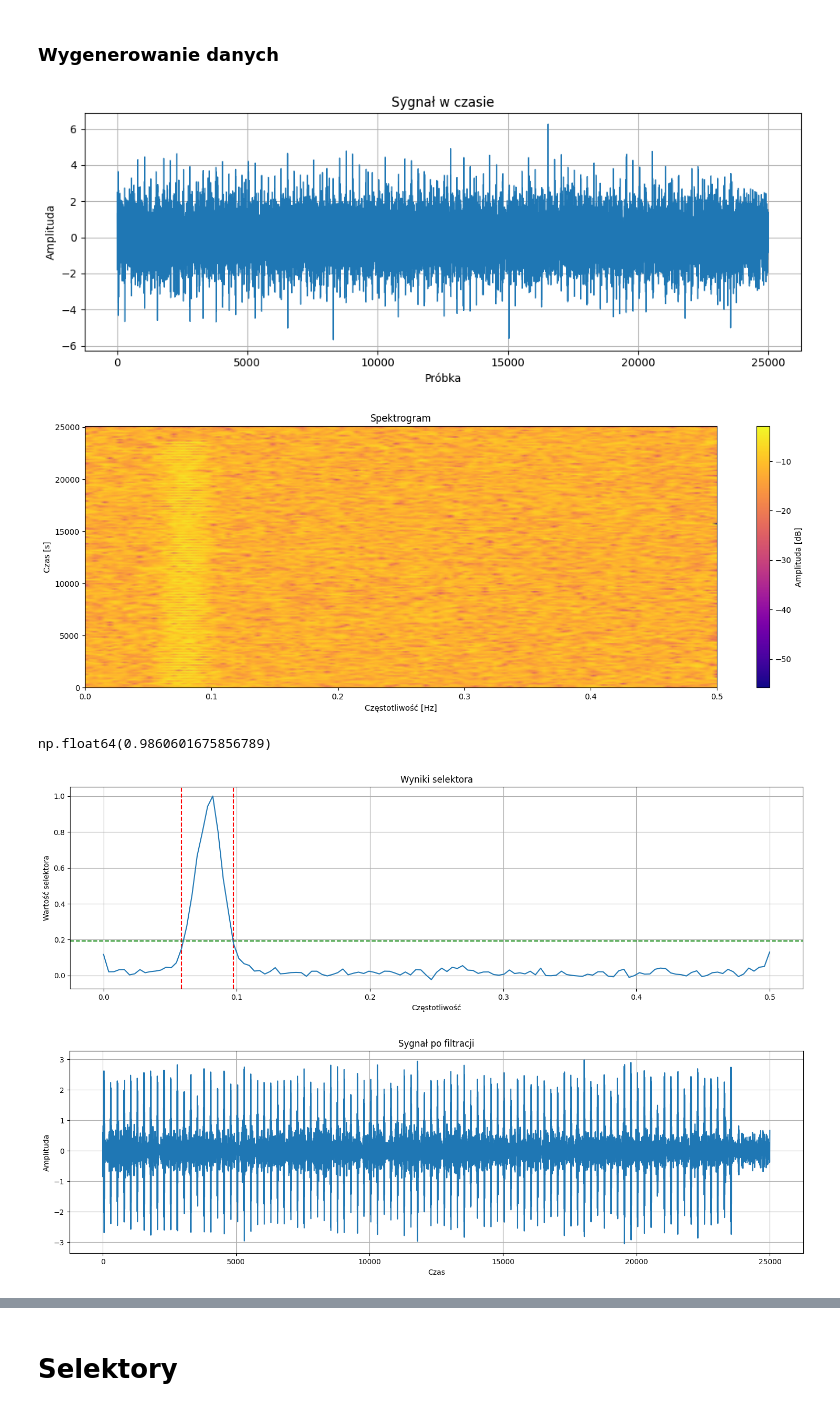
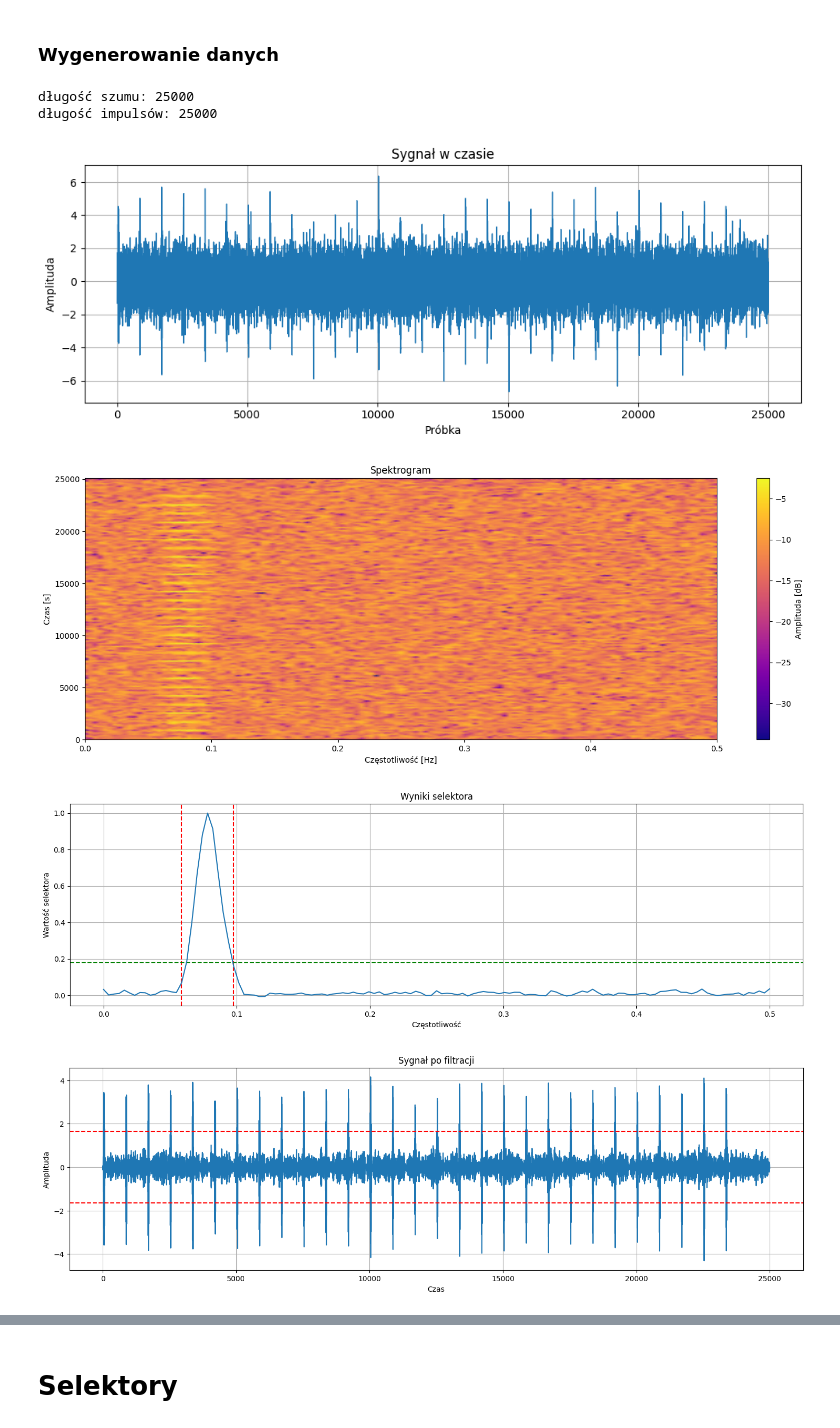
Before and after one commit to MD275996/System-to-identify-anomalies-in-vibration-signals-for-local-damage-detection-in-machines, a Jupyter notebook: main.ipynb, the cells around one changed output, grey strips where cells are left out. Cells and saved outputs as stored; diff of their text form; code cells hidden in the pictures.

```diff
--- a/main.ipynb
+++ b/main.ipynb
@@ -230,23 +257,24 @@ draw_all_selectors(signal)
 # %% [markdown]
 ### Wygenerowanie danych
 # %%
-B=10
+B=15
 fs=25000
 varsize=25000
-fmod=100
+fmod=30
 f_center=2000
 bandwidth=500
 shift=0
 sigma=1
 signal = impuls_simulator.gen_signal(B,fs,varsize,fmod,f_center,bandwidth,shift,sigma)
-draw_analysis(signal,selector.SK)
-calculate_analysis(signal,selector.JB,impuls_threshold=3)
+draw_analysis(signal,selector.SK,impuls_threshold=3)
+# calculate_analysis(signal,selector.JB,impuls_threshold=3)
 # %% [output]
+długość szumu: 25000
+długość impulsów: 25000
-[figure, old version]
+[figure, new version]
-[figure, old version]
+[figure, new version]
-np.float64(0.9860601675856789)
-[figure, old version]
+[figure, new version]
-[figure, old version]
+[figure, new version]
 # %%
 B=10
 fs=25000
```
Also changed, not shown: parts of 15 cells of this notebook.
